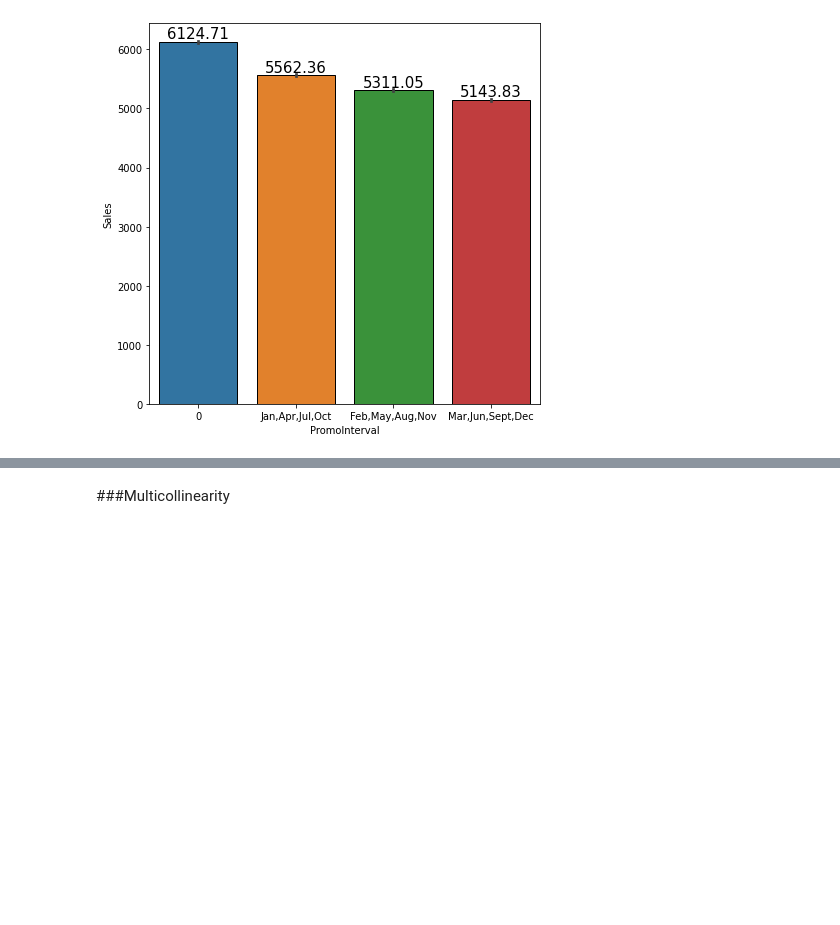
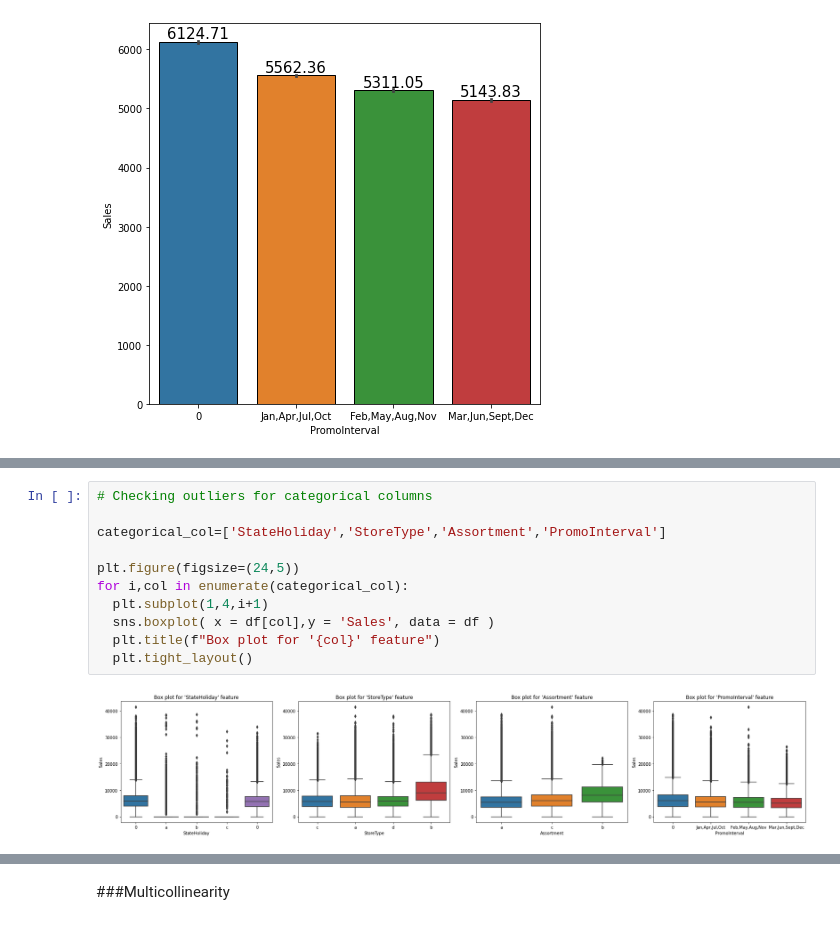
Before and after one commit to ashisaxena710/Retail-Sales-Prediction, a Jupyter notebook: Individual_Colab_Ashi_.ipynb, the cells around one changed output, grey strips where cells are left out. Saved outputs shown, nothing was run; the diff lists cells and outputs as text; blank space fills up the shorter version.

```diff
--- a/Individual_Colab_Ashi_.ipynb
+++ b/Individual_Colab_Ashi_.ipynb
@@ -759,0 +811,13 @@ plt.show()
+# %%
+# Checking outliers for categorical columns
+
+categorical_col=['StateHoliday','StoreType','Assortment','PromoInterval']
+
+plt.figure(figsize=(24,5))
+for i,col in enumerate(categorical_col):
+  plt.subplot(1,4,i+1)
+  sns.boxplot( x = df[col],y = 'Sales', data = df )
+  plt.title(f"Box plot for '{col}' feature")
+  plt.tight_layout()
+# %% [output]
+[figure, added]
```
Also changed, not shown: parts of 15 cells of this notebook.
